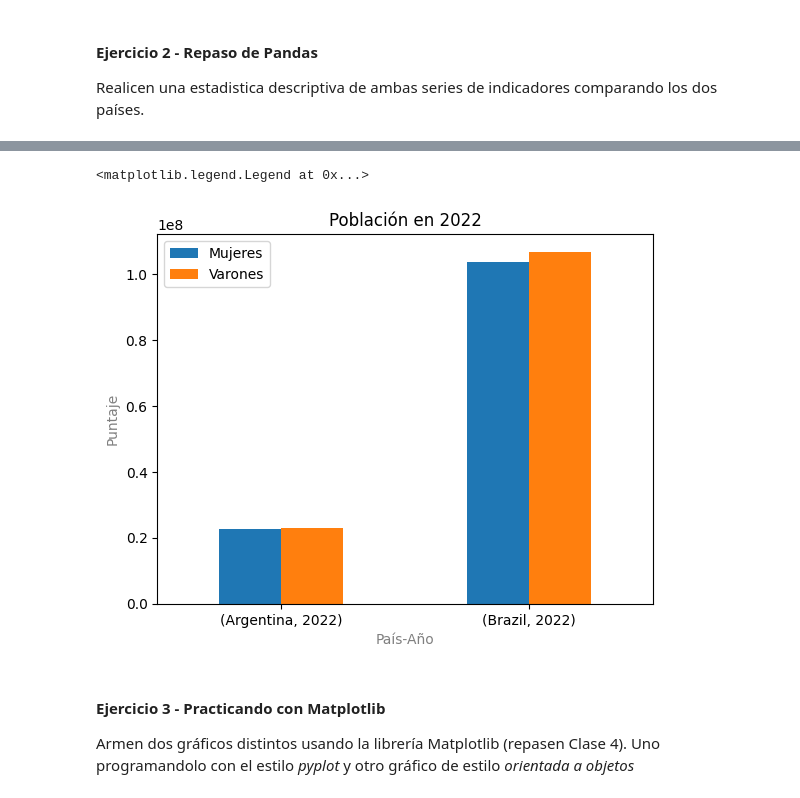
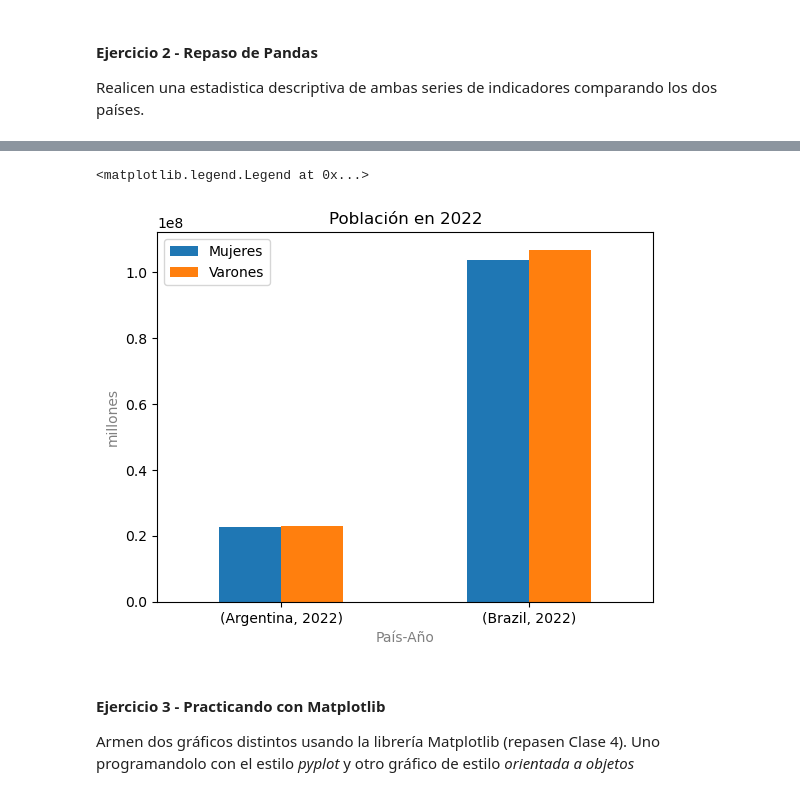
Before and after one commit to MatiasCostanzo2726/BigDataUBA-Grupo9, a Jupyter notebook: TP1-UBA_RAMA_PRINCIPAL.ipynb, the cells around one changed output, grey strips where cells are left out. Drawn from its saved outputs; the diff is of its cells as text; code cells hidden in the pictures.

```diff
--- a/TP1-UBA_RAMA_PRINCIPAL.ipynb
+++ b/TP1-UBA_RAMA_PRINCIPAL.ipynb
@@ -72,12 +168,12 @@ df_2022
 # %%
 ax = df_2022.plot(kind='bar', title='Población en 2022')
 ax.set_xlabel('País-Año',color='grey')
-ax.set_ylabel('Puntaje',color='grey')
+ax.set_ylabel('millones',color='grey')
 ax.tick_params(axis="x", rotation=0)
 ax.legend(["Mujeres","Varones"])
 # %% [output]
 <matplotlib.legend.Legend at 0x...>
-[figure, old version]
+[figure, new version]
 # %% [markdown]
 #### Ejercicio 3 - Practicando con Matplotlib
 Armen dos gráficos distintos usando la librería Matplotlib (repasen Clase 4). Uno programandolo con el estilo *pyplot* y otro gráfico de estilo *orientada a objetos*
```
Also changed, not shown: parts of 28 cells of this notebook.
